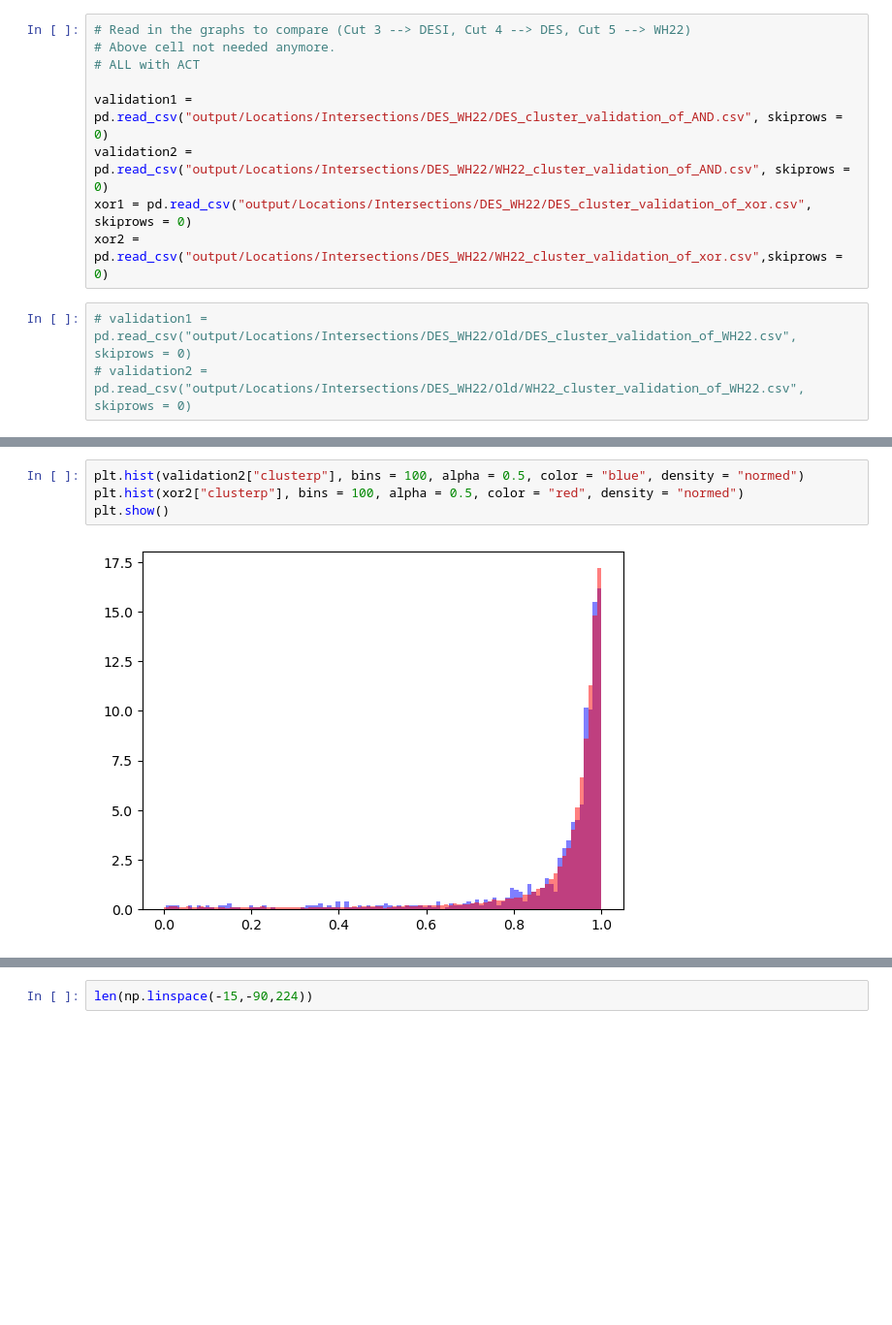
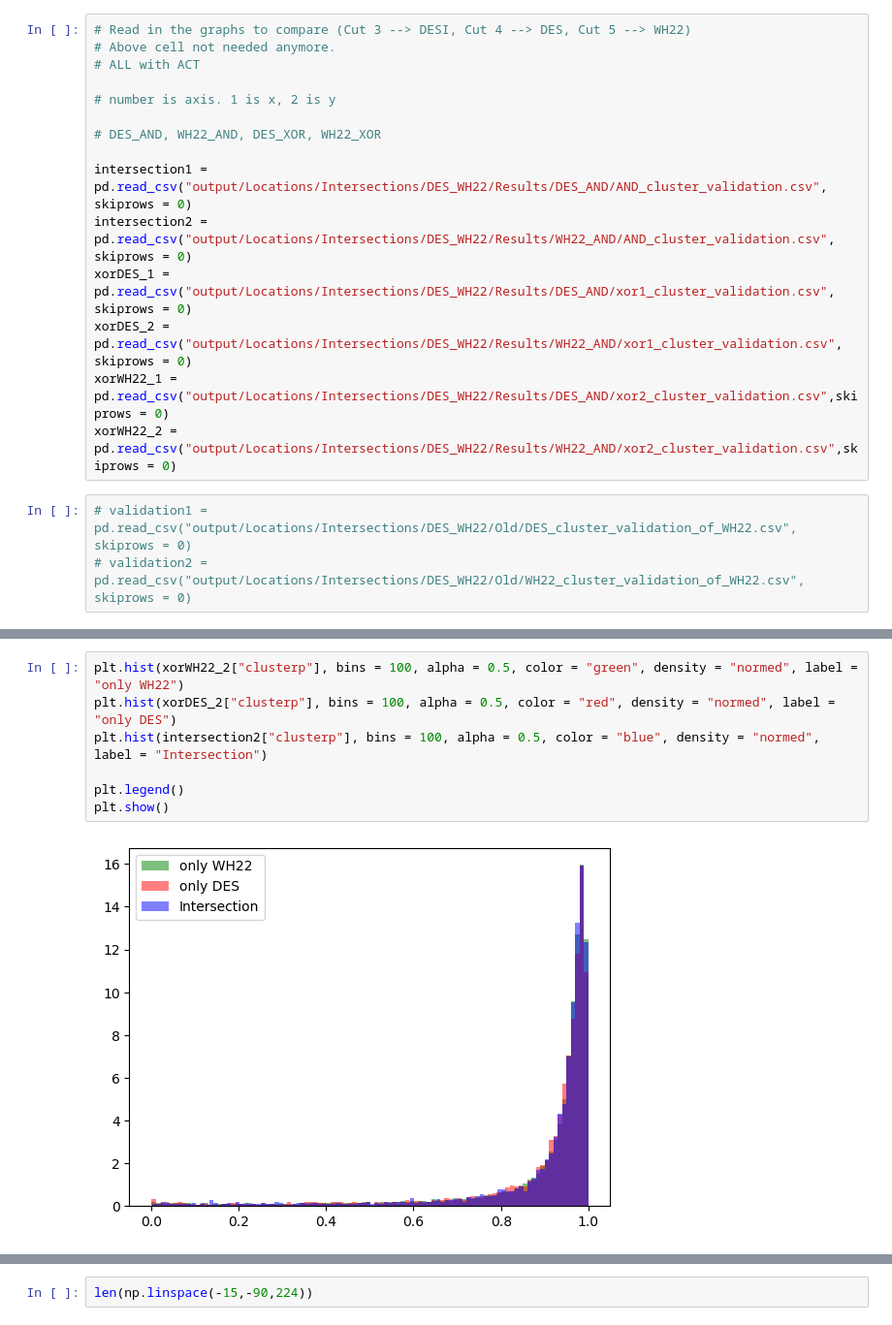
Before and after one commit to dchanda2002/MLCosmo, a Jupyter notebook: plot_signals.ipynb, the cells around one changed output, grey strips where cells are left out. Shown: that part at 97% size. Saved outputs shown, nothing was run; the diff lists cells and outputs as text; blank space fills up the shorter version.

```diff
--- a/plot_signals.ipynb
+++ b/plot_signals.ipynb
@@ -1671,10 +1671,16 @@ ddw2 = ddw2[(ddw2.z > 0.6) & (ddw2.z < 1)].reset_index(drop = True)
 # Above cell not needed anymore.
 # ALL with ACT
 
-validation1 = pd.read_csv("output/Locations/Intersections/DES_WH22/DES_cluster_validation_of_AND.csv", skiprows = 0)
-validation2 = pd.read_csv("output/Locations/Intersections/DES_WH22/WH22_cluster_validation_of_AND.csv", skiprows = 0)
-xor1 = pd.read_csv("output/Locations/Intersections/DES_WH22/DES_cluster_validation_of_xor.csv", skiprows = 0)
-xor2 = pd.read_csv("output/Locations/Intersections/DES_WH22/WH22_cluster_validation_of_xor.csv",skiprows = 0)
+# number is axis. 1 is x, 2 is y
+
+# DES_AND, WH22_AND, DES_XOR, WH22_XOR
+
+intersection1 = pd.read_csv("output/Locations/Intersections/DES_WH22/Results/DES_AND/AND_cluster_validation.csv", skiprows = 0)
+intersection2 = pd.read_csv("output/Locations/Intersections/DES_WH22/Results/WH22_AND/AND_cluster_validation.csv", skiprows = 0)
+xorDES_1 = pd.read_csv("output/Locations/Intersections/DES_WH22/Results/DES_AND/xor1_cluster_validation.csv", skiprows = 0)
+xorDES_2 = pd.read_csv("output/Locations/Intersections/DES_WH22/Results/WH22_AND/xor1_cluster_validation.csv", skiprows = 0)
+xorWH22_1 = pd.read_csv("output/Locations/Intersections/DES_WH22/Results/DES_AND/xor2_cluster_validation.csv",skiprows = 0)
+xorWH22_2 = pd.read_csv("output/Locations/Intersections/DES_WH22/Results/WH22_AND/xor2_cluster_validation.csv",skiprows = 0)
 # %%
 # validation1 = pd.read_csv("output/Locations/Intersections/DES_WH22/Old/DES_cluster_validation_of_WH22.csv", skiprows = 0)
 # validation2 = pd.read_csv("output/Locations/Intersections/DES_WH22/Old/WH22_cluster_validation_of_WH22.csv", skiprows = 0)
@@ -1698,7 +1710,10 @@ plt.show()
 # %%
-plt.hist(validation2["clusterp"], bins = 100, alpha = 0.5, color = "blue", density = "normed")
-plt.hist(xor2["clusterp"], bins = 100, alpha = 0.5, color = "red", density = "normed")
+plt.hist(xorWH22_2["clusterp"], bins = 100, alpha = 0.5, color = "green", density = "normed", label = "only WH22")
+plt.hist(xorDES_2["clusterp"], bins = 100, alpha = 0.5, color = "red", density = "normed", label = "only DES")
+plt.hist(intersection2["clusterp"], bins = 100, alpha = 0.5, color = "blue", density = "normed", label = "Intersection")
+
+plt.legend()
 plt.show()
 # %% [output]
-[figure, old version]
+[figure, new version]
 # %%
```
Also changed, not shown: parts of 3 cells of this notebook, 5 other files.
